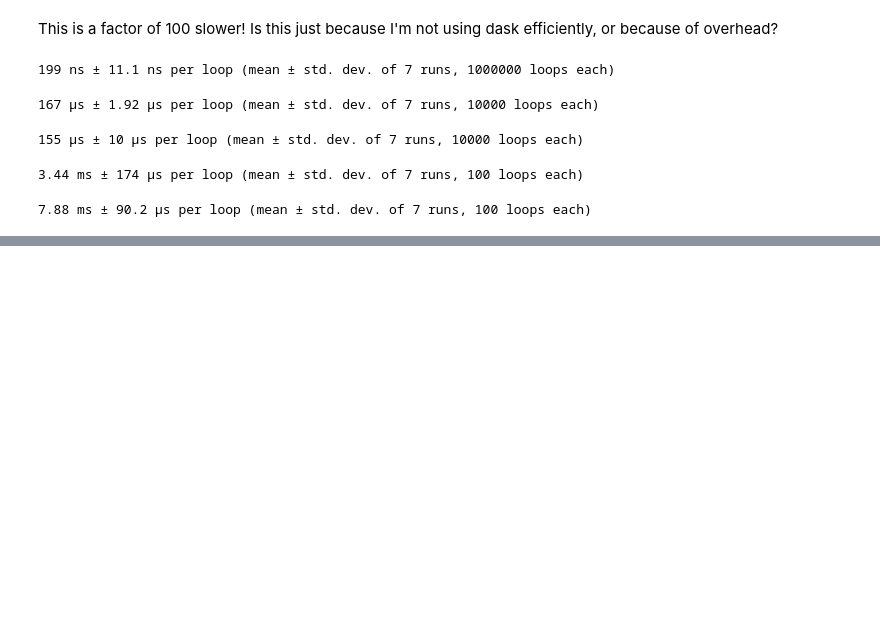
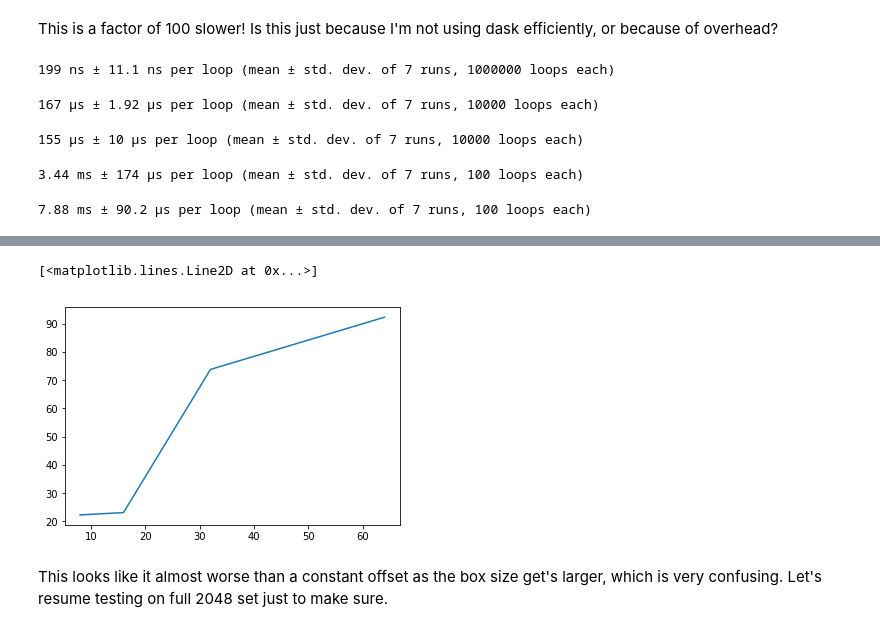
Before and after one commit to micbru/a250-hw, a Jupyter notebook: final_project/Testing.ipynb, the cells around one changed output, grey strips where cells are left out. Saved outputs shown, nothing was run; the diff lists cells and outputs as text; code cells hidden in the pictures; blank space fills up the shorter version.

```diff
--- a/final_project/Testing.ipynb
+++ b/final_project/Testing.ipynb
@@ -347,0 +437,13 @@ r2 = da.from_array(rho, chunks=(33,33,33))
+# %%
+%%time
+# What about if I put it in a loop?
+nb = 4
+bl = 64//nb
+for i in range(nb):
+    for j in range(nb):
+        for k in range(nb):
+            # Make sub arrays that are readable into memory:
+            ii = i*bl
+            jj = j*bl
+            kk = k*bl
+            mass_fraction(rho[ii:ii+bl,jj:jj+bl,kk:kk+bl],temp[ii:ii+bl,jj:jj+bl,kk:kk+bl],bl)
@@ -347,0 +453,13 @@ r2 = da.from_array(rho, chunks=(33,33,33))
+# %%
+%%time
+# What about if I put it in a loop (this is the dask method w/o dask.)
+nb = 4
+bl = 64//nb
+for i in range(nb):
+    for j in range(nb):
+        for k in range(nb):
+            # Make sub arrays that are readable into memory:
+            ii = i*bl
+            jj = j*bl
+            kk = k*bl
+            da_mass_fraction(rho[ii:ii+bl,jj:jj+bl,kk:kk+bl],temp[ii:ii+bl,jj:jj+bl,kk:kk+bl],bl)
@@ -347,0 +469,13 @@ r2 = da.from_array(rho, chunks=(33,33,33))
+# %%
+%%time
+# What about if I put it in a loop (this is full dask!)
+nb = 4
+bl = 64//nb
+for i in range(nb):
+    for j in range(nb):
+        for k in range(nb):
+            # Make sub arrays that are readable into memory:
+            ii = i*bl
+            jj = j*bl
+            kk = k*bl
+            da_mass_fraction(r[ii:ii+bl,jj:jj+bl,kk:kk+bl],t[ii:ii+bl,jj:jj+bl,kk:kk+bl],bl)
@@ -347,0 +542,7 @@ r2 = da.from_array(rho, chunks=(33,33,33))
+# %%
+plt.plot(t_bl,[t_da[i]/t_mf[i] for i in range(len(t_mf))])
+# %% [output]
+[<matplotlib.lines.Line2D at 0x...>]
+[figure, added]
+# %% [markdown]
+This looks like it almost worse than a constant offset as the box size get's larger, which is very confusing. Let's resume testing on full 2048 set just to make sure.
```
Also changed, not shown: parts of 26 cells of this notebook, 5 other files.
